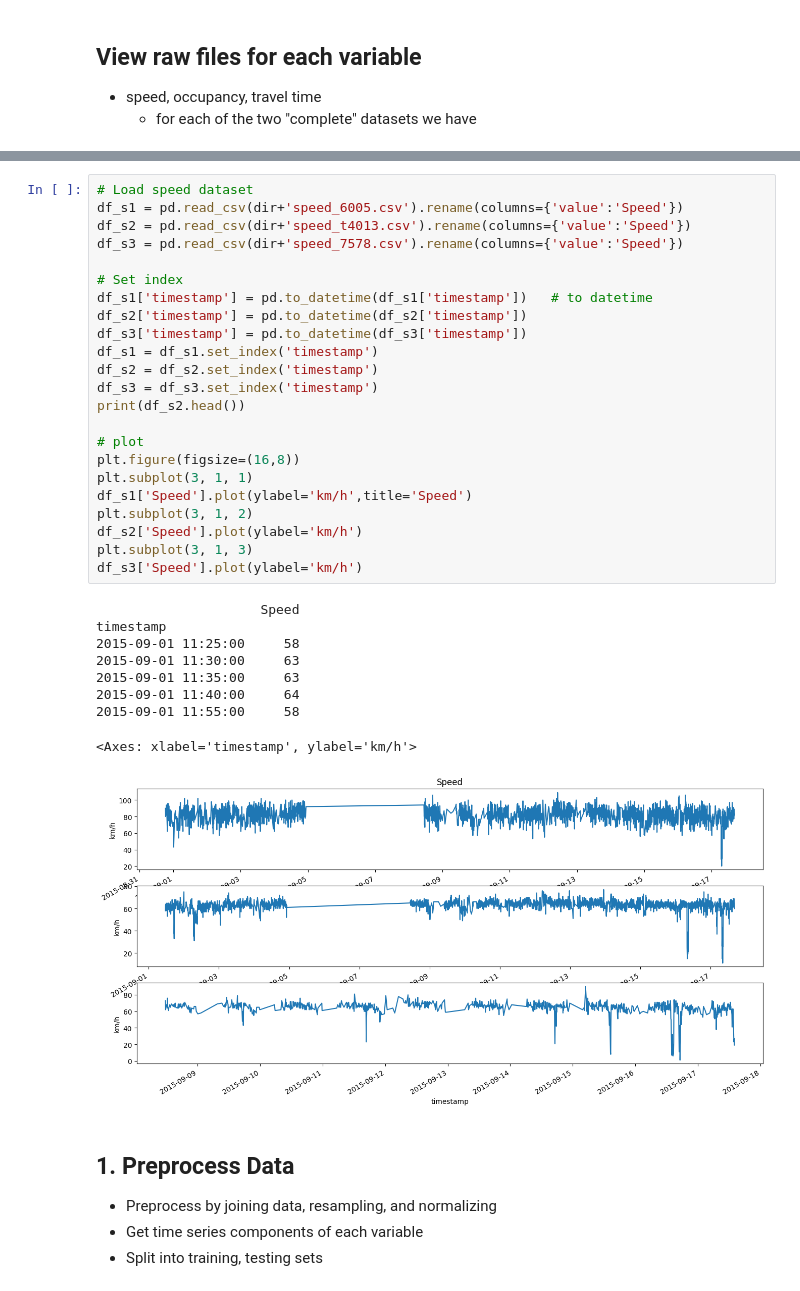
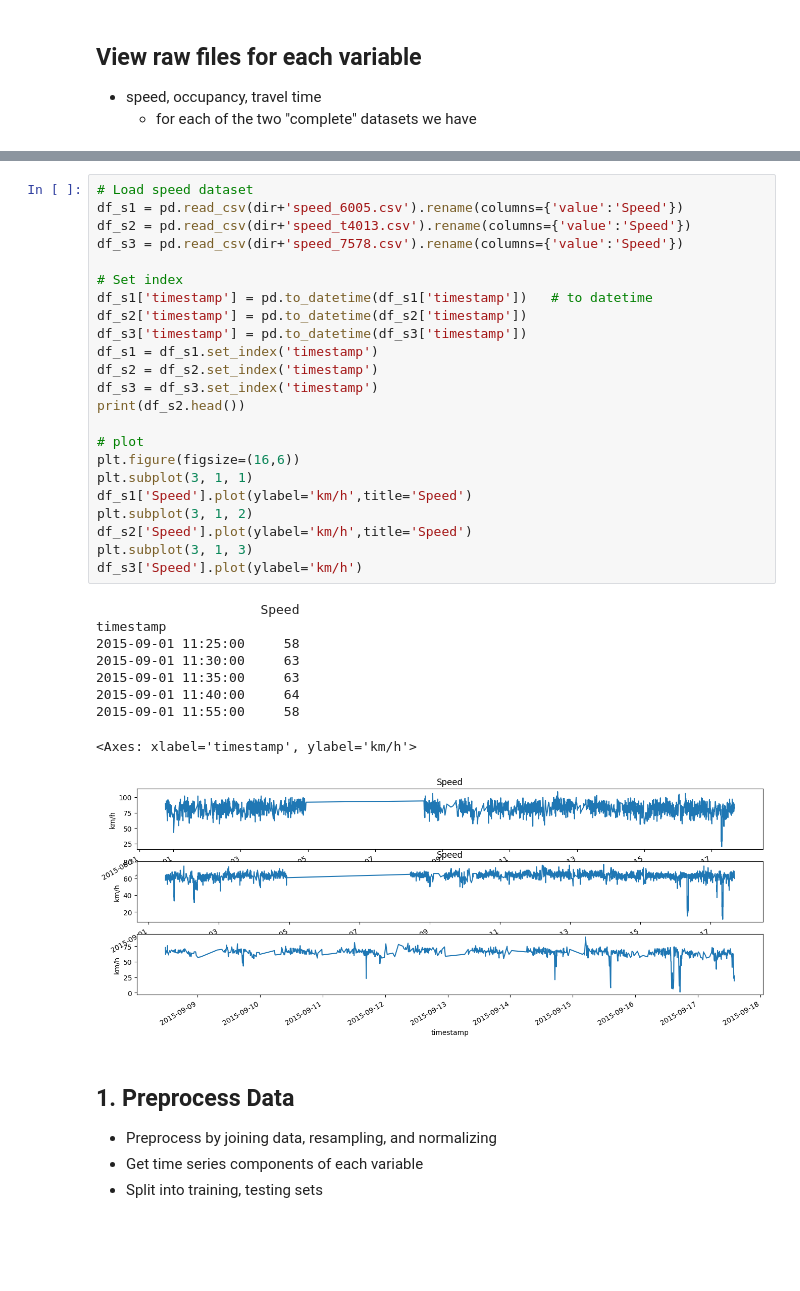
Before and after one commit to spate738/AISE4010-Group7-Project, a Jupyter notebook: realTraffic.ipynb, the cells around one changed output, grey strips where cells are left out. Drawn from its saved outputs; the diff is of its cells as text; blank space fills up the shorter version.

```diff
--- a/realTraffic.ipynb
+++ b/realTraffic.ipynb
@@ -96,36 +98,36 @@ timestamp
 # %%
 # Load speed dataset
 df_s1 = pd.read_csv(dir+'speed_6005.csv').rename(columns={'value':'Speed'})
 df_s2 = pd.read_csv(dir+'speed_t4013.csv').rename(columns={'value':'Speed'})
 df_s3 = pd.read_csv(dir+'speed_7578.csv').rename(columns={'value':'Speed'})
 
 # Set index
 df_s1['timestamp'] = pd.to_datetime(df_s1['timestamp'])   # to datetime
 df_s2['timestamp'] = pd.to_datetime(df_s2['timestamp'])
 df_s3['timestamp'] = pd.to_datetime(df_s3['timestamp'])
 df_s1 = df_s1.set_index('timestamp')
 df_s2 = df_s2.set_index('timestamp')
 df_s3 = df_s3.set_index('timestamp')
 print(df_s2.head())
 
 # plot
-plt.figure(figsize=(16,8))
+plt.figure(figsize=(16,6))
 plt.subplot(3, 1, 1)
 df_s1['Speed'].plot(ylabel='km/h',title='Speed')
 plt.subplot(3, 1, 2)
-df_s2['Speed'].plot(ylabel='km/h')
+df_s2['Speed'].plot(ylabel='km/h',title='Speed')
 plt.subplot(3, 1, 3)
 df_s3['Speed'].plot(ylabel='km/h')
 # %% [output]
                      Speed
 timestamp
 2015-09-01 11:25:00     58
 2015-09-01 11:30:00     63
 2015-09-01 11:35:00     63
 2015-09-01 11:40:00     64
 2015-09-01 11:55:00     58
 <Axes: xlabel='timestamp', ylabel='km/h'>
-[figure, old version]
+[figure, new version]
 # %% [markdown]
 ## 1. Preprocess Data
 
```
Also changed, not shown: parts of 58 cells of this notebook.
